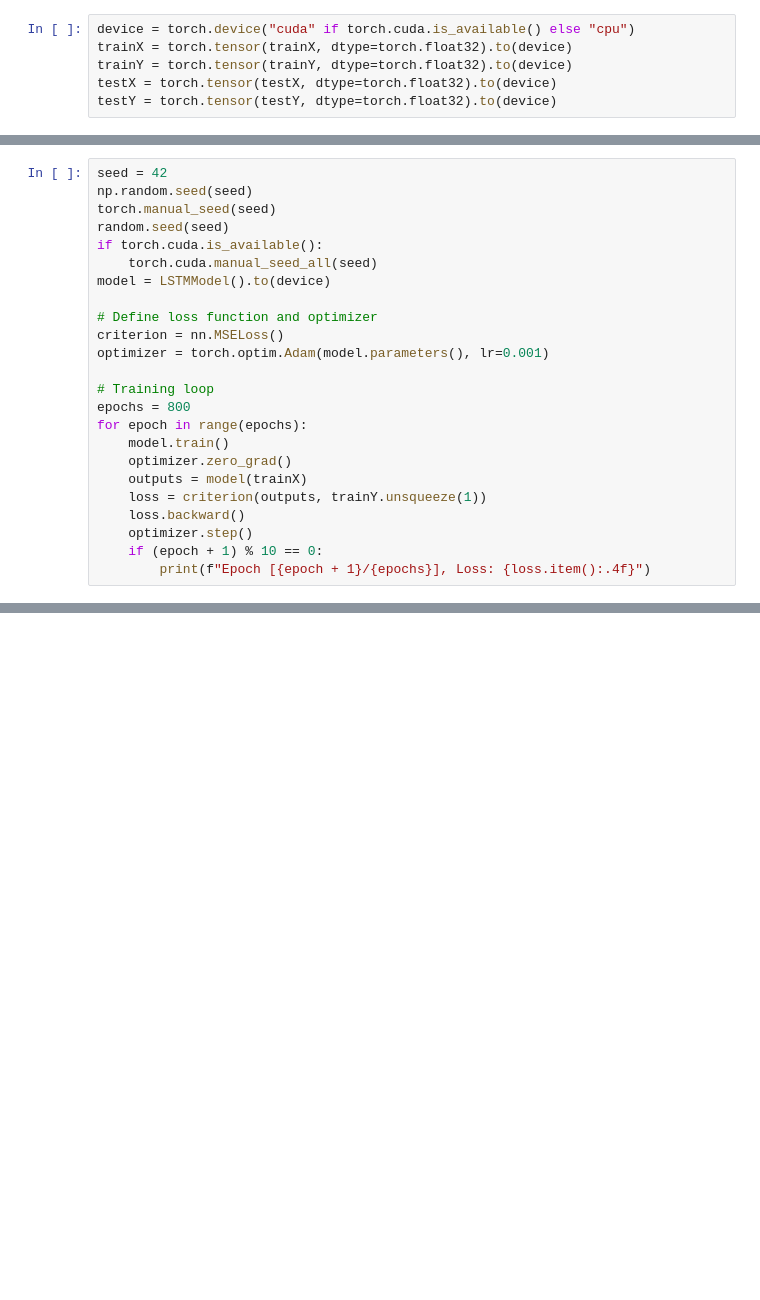
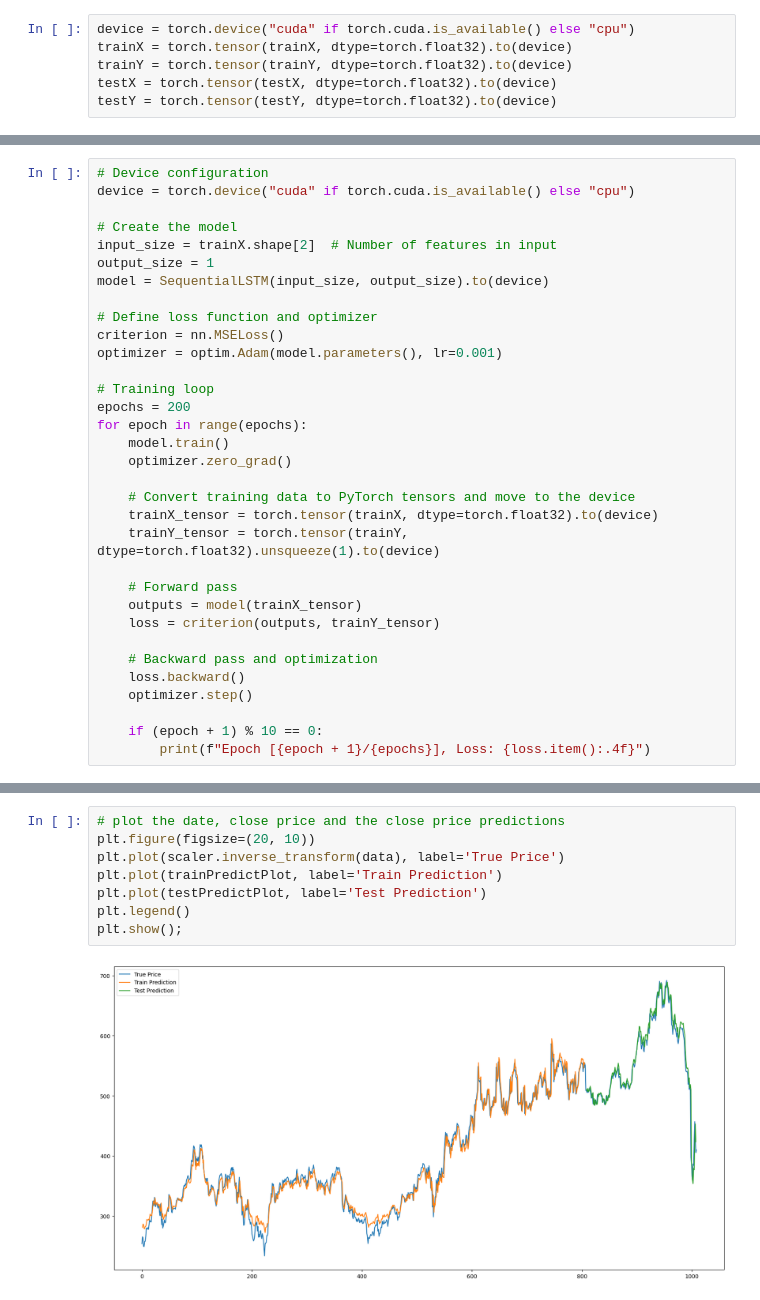
Before and after one commit to Khim3/Scalable_and_Distributed_Computing_Project, a Jupyter notebook: ltsm.ipynb, the cells around one changed output, grey strips where cells are left out. Saved outputs shown, nothing was run; the diff lists cells and outputs as text; blank space fills up the shorter version.

Commit message:
f*ck LSTM

```diff
--- a/ltsm.ipynb
+++ b/ltsm.ipynb
@@ -73,25 +101,34 @@ class LSTMModel(nn.Module):
 # %%
-seed = 42
-np.random.seed(seed)
-torch.manual_seed(seed)
-random.seed(seed)
-if torch.cuda.is_available():
-    torch.cuda.manual_seed_all(seed)
-model = LSTMModel().to(device)
+# Device configuration
+device = torch.device("cuda" if torch.cuda.is_available() else "cpu")
+
+# Create the model
+input_size = trainX.shape[2]  # Number of features in input
+output_size = 1
+model = SequentialLSTM(input_size, output_size).to(device)
 
 # Define loss function and optimizer
 criterion = nn.MSELoss()
-optimizer = torch.optim.Adam(model.parameters(), lr=0.001)
+optimizer = optim.Adam(model.parameters(), lr=0.001)
 
 # Training loop
-epochs = 800
+epochs = 200
 for epoch in range(epochs):
     model.train()
     optimizer.zero_grad()
-    outputs = model(trainX)
-    loss = criterion(outputs, trainY.unsqueeze(1))
+
+    # Convert training data to PyTorch tensors and move to the device
+    trainX_tensor = torch.tensor(trainX, dtype=torch.float32).to(device)
+    trainY_tensor = torch.tensor(trainY, dtype=torch.float32).unsqueeze(1).to(device)
+
+    # Forward pass
+    outputs = model(trainX_tensor)
+    loss = criterion(outputs, trainY_tensor)
+
+    # Backward pass and optimization
     loss.backward()
     optimizer.step()
+
     if (epoch + 1) % 10 == 0:
         print(f"Epoch [{epoch + 1}/{epochs}], Loss: {loss.item():.4f}")
 # %% [output]
@@ -153,0 +185,10 @@ plt.show()
+# %%
+# plot the date, close price and the close price predictions
+plt.figure(figsize=(20, 10))
+plt.plot(scaler.inverse_transform(data), label='True Price')
+plt.plot(trainPredictPlot, label='Train Prediction')
+plt.plot(testPredictPlot, label='Test Prediction')
+plt.legend()
+plt.show();
+# %% [output]
+[figure, added]
```
Also changed, not shown: parts of 8 cells of this notebook.
